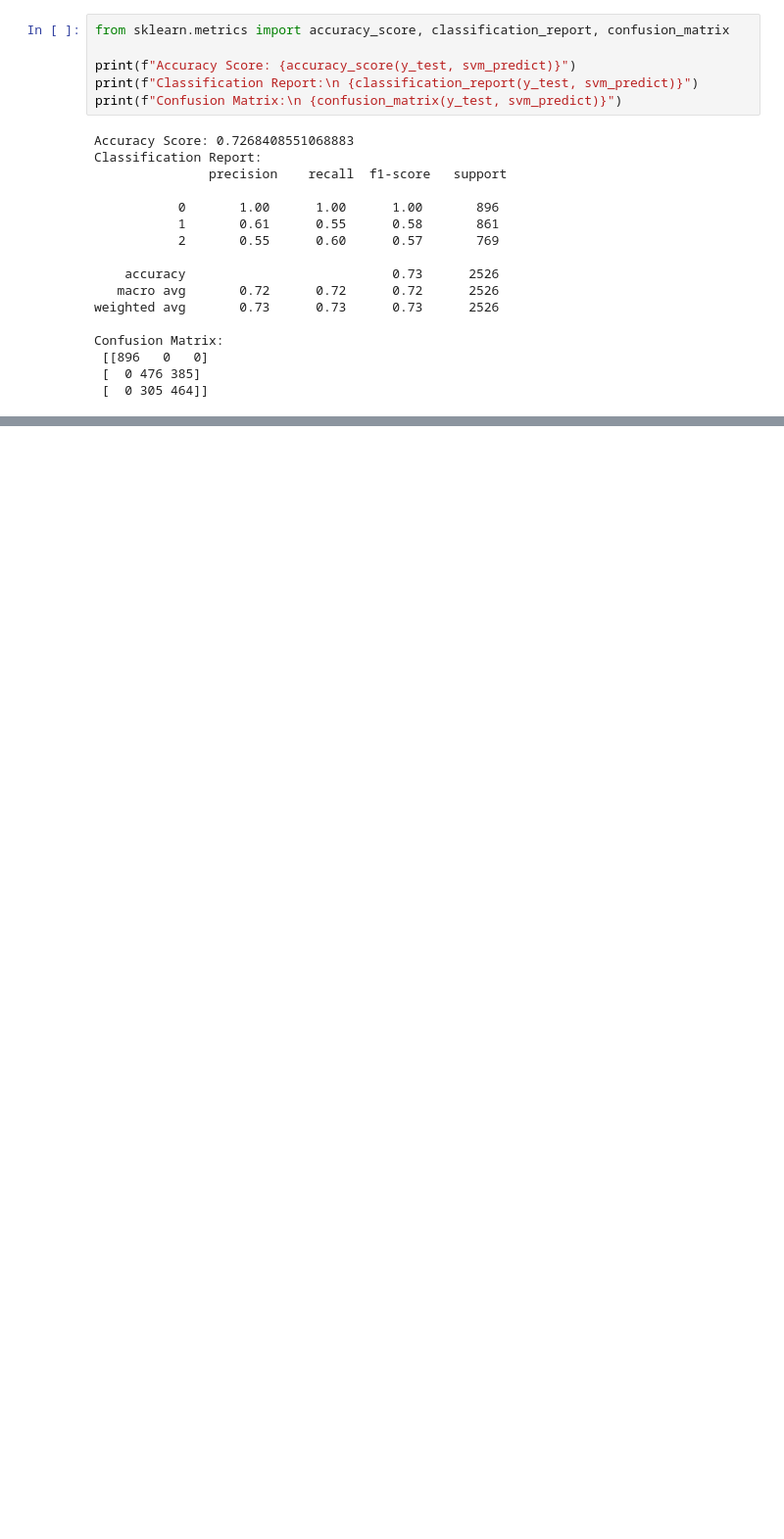
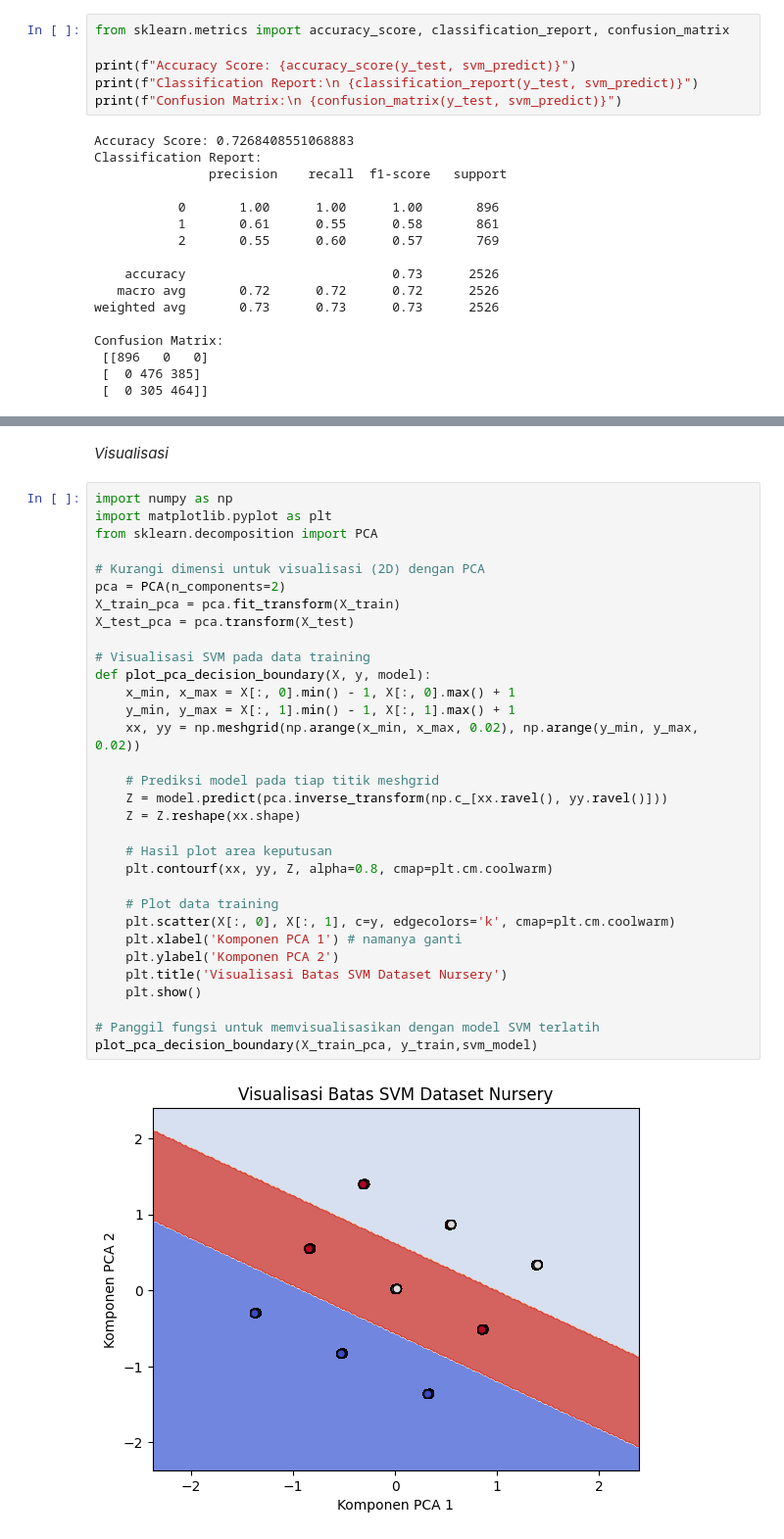
Before and after one commit to edwinamp/Nursery-SVM, a Jupyter notebook: UTS_Pembelajaran Mesin_Kelompok 3.ipynb, the cells around one changed output, grey strips where cells are left out. Shown: that part at 98% size. Saved outputs shown, nothing was run; the diff lists cells and outputs as text; blank space fills up the shorter version.

Commit message:
model dan evaluasi

```diff
--- a/UTS_Pembelajaran Mesin_Kelompok 3.ipynb
+++ b/UTS_Pembelajaran Mesin_Kelompok 3.ipynb
@@ -269,3 +318,39 @@ result_rbf = loaded_model_rbf.score(X_test, y_test)
 print(result_rbf)
 # %% [output]
 0.7387173396674585
+# %% [markdown]
+*Visualisasi*
+# %%
+import numpy as np
+import matplotlib.pyplot as plt
+from sklearn.decomposition import PCA
+
+# Kurangi dimensi untuk visualisasi (2D) dengan PCA
+pca = PCA(n_components=2)
+X_train_pca = pca.fit_transform(X_train)
+X_test_pca = pca.transform(X_test)
+
+# Visualisasi SVM pada data training
+def plot_pca_decision_boundary(X, y, model):
+    x_min, x_max = X[:, 0].min() - 1, X[:, 0].max() + 1
+    y_min, y_max = X[:, 1].min() - 1, X[:, 1].max() + 1
+    xx, yy = np.meshgrid(np.arange(x_min, x_max, 0.02), np.arange(y_min, y_max, 0.02))
+
+    # Prediksi model pada tiap titik meshgrid
+    Z = model.predict(pca.inverse_transform(np.c_[xx.ravel(), yy.ravel()]))
+    Z = Z.reshape(xx.shape)
+
+    # Hasil plot area keputusan
+    plt.contourf(xx, yy, Z, alpha=0.8, cmap=plt.cm.coolwarm)
+
+    # Plot data training
+    plt.scatter(X[:, 0], X[:, 1], c=y, edgecolors='k', cmap=plt.cm.coolwarm)
+    plt.xlabel('Komponen PCA 1') # namanya ganti
+    plt.ylabel('Komponen PCA 2')
+    plt.title('Visualisasi Batas SVM Dataset Nursery')
+    plt.show()
+
+# Panggil fungsi untuk memvisualisasikan dengan model SVM terlatih
+plot_pca_decision_boundary(X_train_pca, y_train,svm_model)
+# %% [output]
+[figure, added]
```
Also changed, not shown: parts of 34 cells of this notebook.
